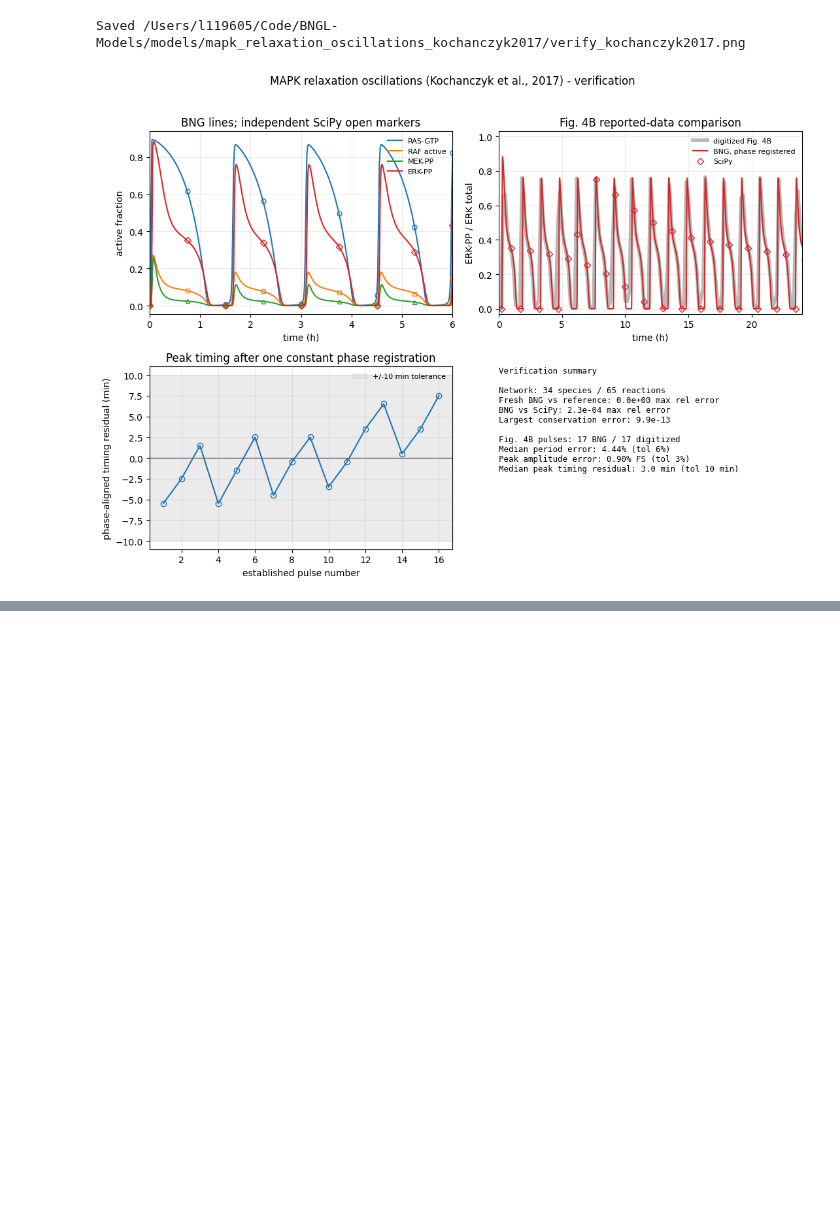
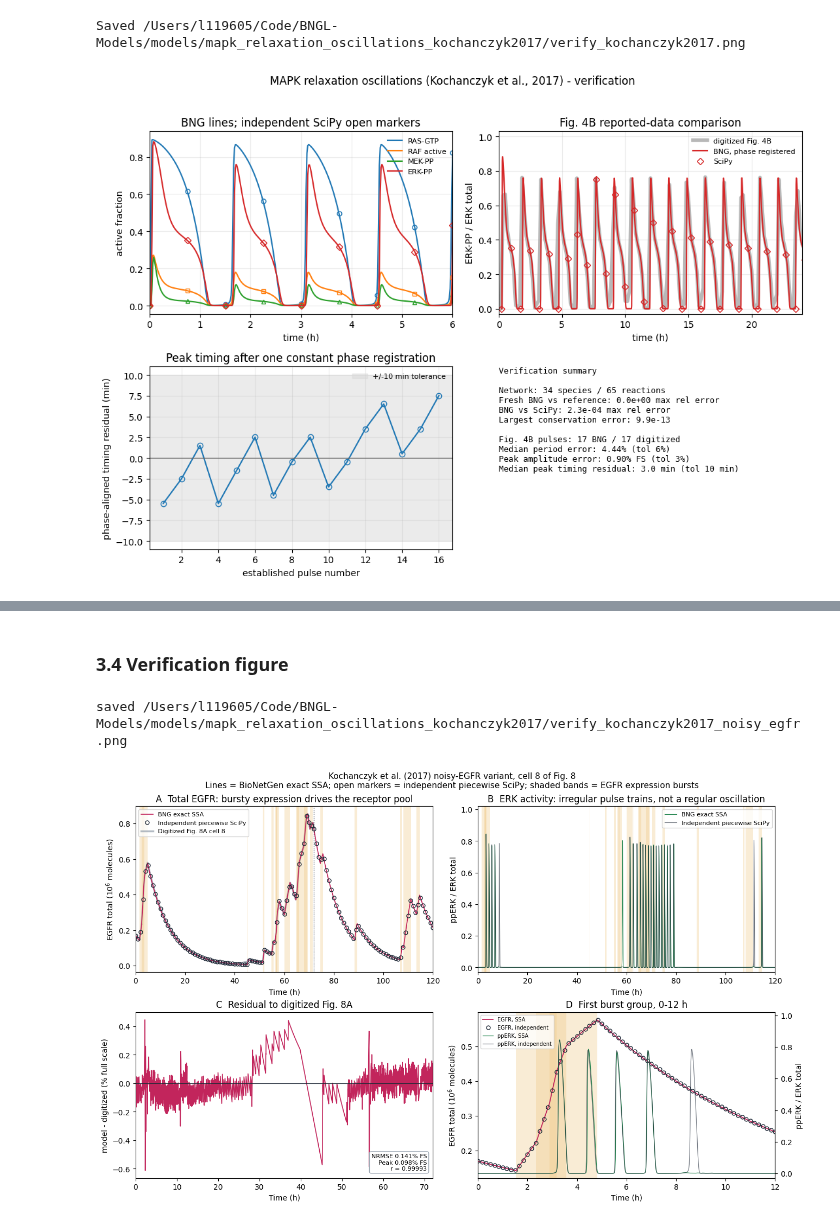
Before and after one commit to wshlavacek/BNGL-Models, a Jupyter notebook: models/mapk_relaxation_oscillations_kochanczyk2017/verify_kochanczyk2017.ipynb, the cells around one changed output, grey strips where cells are left out. Saved outputs shown, nothing was run; the diff lists cells and outputs as text; code cells hidden in the pictures; blank space fills up the shorter version.

```diff
--- a/models/mapk_relaxation_oscillations_kochanczyk2017/verify_kochanczyk2017.ipynb
+++ b/models/mapk_relaxation_oscillations_kochanczyk2017/verify_kochanczyk2017.ipynb
@@ -380,0 +773,75 @@ Saved /Users/l119605/Code/BNGL-Models/models/mapk_relaxation_oscillations_kochan
+# %% [markdown]
+### 3.4 Verification figure
+# %%
+NOISY_PNG = MODEL_DIR / "verify_kochanczyk2017_noisy_egfr.png"
+fig, axes = plt.subplots(2, 2, figsize=(13, 8), constrained_layout=True)
+hours = t_ssa / 3600.0
+marks = slice(None, None, 60)
+
+
+def shade_bursts(ax, t_max_h):
+    for lo, hi, _ in windows:
+        if lo / 3600.0 < t_max_h:
+            ax.axvspan(lo / 3600.0, min(hi, t_max_h * 3600.0) / 3600.0,
+                       color="#f0c987", alpha=0.35, lw=0)
+
+
+ax = axes[0, 0]
+shade_bursts(ax, 120)
+ax.plot(hours, egfr_ssa / 1e6, color="#c2255c", lw=1.2, label="BNG exact SSA")
+ax.plot(hours[marks], egfr_ind[marks] / 1e6, "o", mfc="none", mec="#1f2937", ms=5,
+        label="Independent piecewise SciPy")
+ax.plot(rep_t / 3600.0, rep_v / 1e6, lw=2.5, color="#9aa5b1", alpha=0.75, zorder=0,
+        label="Digitized Fig. 8A cell 8")
+ax.axvline(72, color="#1f2937", ls=":", lw=1)
+ax.set(title="A  Total EGFR: bursty expression drives the receptor pool",
+       xlabel="Time (h)", ylabel="EGFR total (10$^6$ molecules)", xlim=(0, 120))
+ax.legend(frameon=True, fontsize=8, loc="upper left")
+
+ax = axes[0, 1]
+shade_bursts(ax, 120)
+ax.plot(hours, erk_ssa / erk_tot, color="#2e8b57", lw=0.8, label="BNG exact SSA")
+ax.plot(hours, erk_ind / erk_tot, color="#1f2937", lw=0.8, alpha=0.65,
+        label="Independent piecewise SciPy")
+ax.set(title="B  ERK activity: irregular pulse trains, not a regular oscillation",
+       xlabel="Time (h)", ylabel="ppERK / ERK total", xlim=(0, 120), ylim=(-0.03, 1.02))
+ax.legend(frameon=True, fontsize=8, loc="upper right")
+
+ax = axes[1, 0]
+ax.plot(rep_t / 3600.0, 100 * residual / FULL_SCALE, color="#c2255c", lw=1.2)
+ax.axhline(0, color="#1f2937", lw=0.8)
+ax.set(title="C  Residual to digitized Fig. 8A", xlabel="Time (h)",
+       ylabel="model - digitized (% full scale)", xlim=(0, 72))
+ax.text(0.98, 0.04,
+        f"NRMSE {100 * nrmse:.3f}% FS\nPeak {100 * peak_error:.3f}% FS\n"
+        f"r = {np.corrcoef(predicted, rep_v)[0, 1]:.5f}",
+        transform=ax.transAxes, ha="right", va="bottom", fontsize=8,
+        bbox=dict(boxstyle="round", fc="white", ec="#9aa5b1"))
+
+ax = axes[1, 1]
+zoom = hours <= 12
+shade_bursts(ax, 12)
+ax.plot(hours[zoom], egfr_ssa[zoom] / 1e6, color="#c2255c", lw=1.3, label="EGFR, SSA")
+ax.plot(hours[zoom][::10], egfr_ind[zoom][::10] / 1e6, "o", mfc="none", mec="#1f2937",
+        ms=5, label="EGFR, independent")
+twin = ax.twinx()
+twin.plot(hours[zoom], erk_ssa[zoom] / erk_tot, color="#2e8b57", lw=0.9,
+          label="ppERK, SSA")
+twin.plot(hours[zoom], erk_ind[zoom] / erk_tot, color="#1f2937", lw=0.9, alpha=0.6,
+          label="ppERK, independent")
+twin.set_ylabel("ppERK / ERK total")
+twin.set_ylim(-0.03, 1.02)
+ax.set(title="D  First burst group, 0-12 h", xlabel="Time (h)",
+       ylabel="EGFR total (10$^6$ molecules)", xlim=(0, 12))
+handles = ax.get_legend_handles_labels()[0] + twin.get_legend_handles_labels()[0]
+labels = ax.get_legend_handles_labels()[1] + twin.get_legend_handles_labels()[1]
+ax.legend(handles, labels, frameon=True, fontsize=7, loc="upper left")
+
+fig.suptitle("Kochanczyk et al. (2017) noisy-EGFR variant, cell 8 of Fig. 8\n"
+             "Lines = BioNetGen exact SSA; open markers = independent piecewise SciPy; "
+             "shaded bands = EGFR expression bursts", fontsize=11)
+fig.savefig(NOISY_PNG, dpi=150)
+print("saved", NOISY_PNG)
+# %% [output]
+saved /Users/l119605/Code/BNGL-Models/models/mapk_relaxation_oscillations_kochanczyk2017/verify_kochanczyk2017_noisy_egfr.png
+[figure, added]
```
Also changed, not shown: parts of 9 cells of this notebook, 9 other files.
